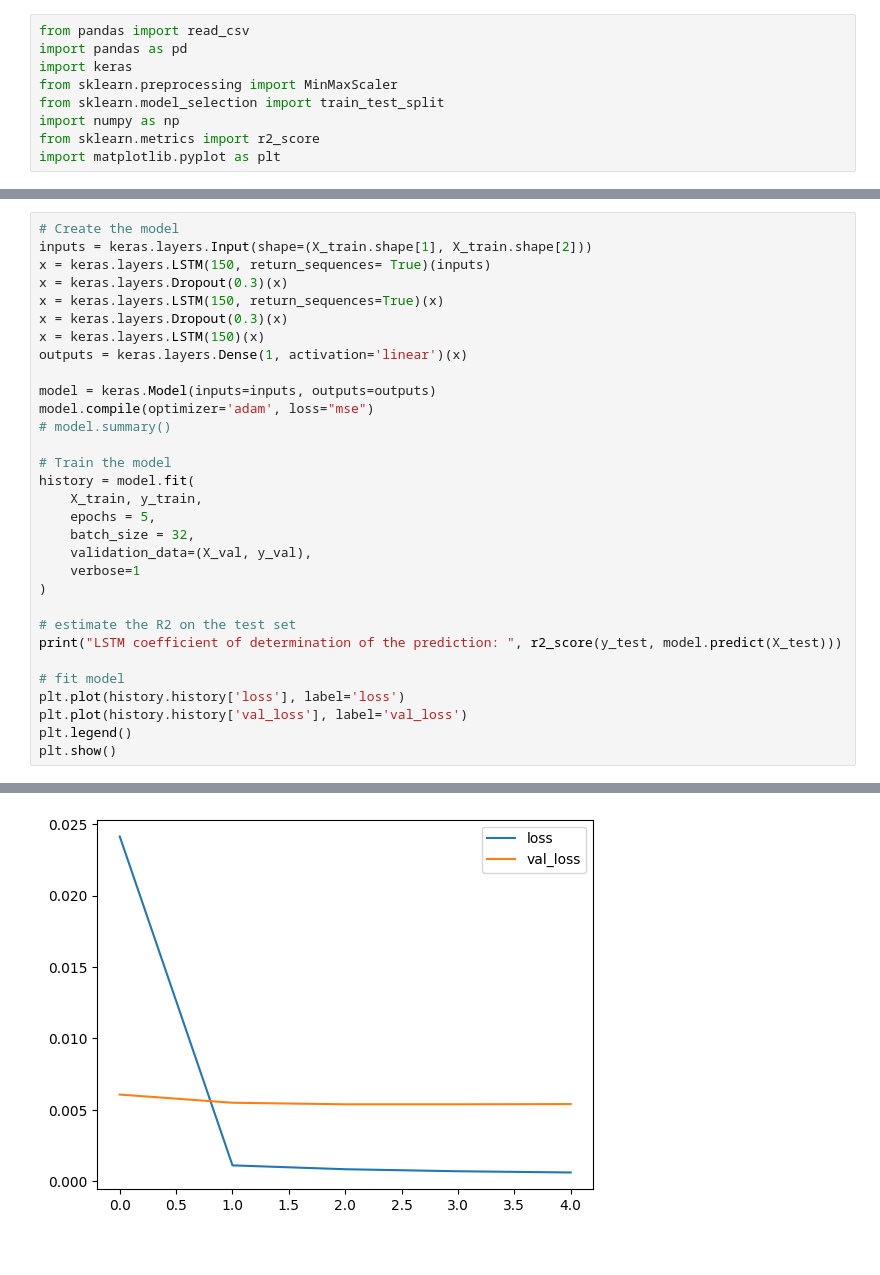
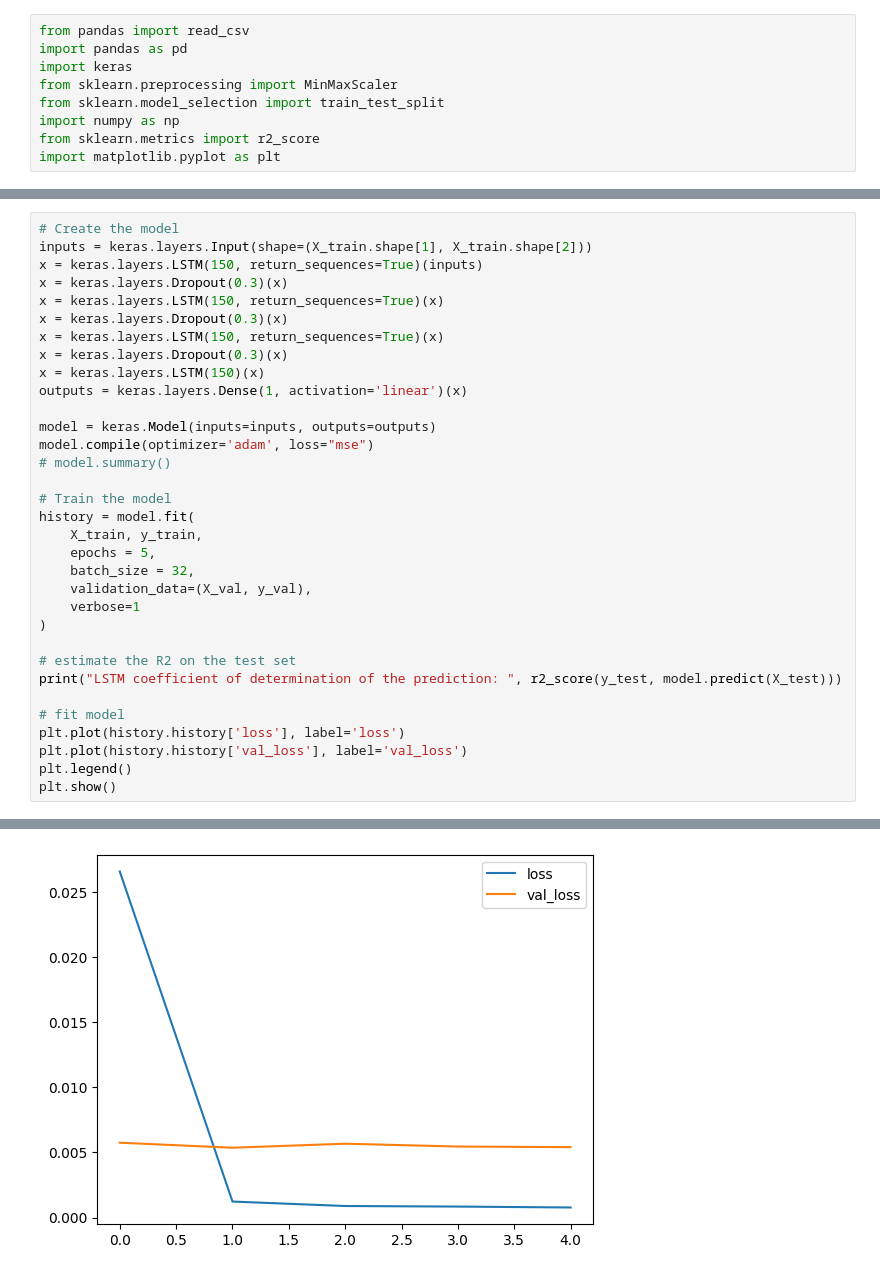
Before and after one commit to EdinZiga/MarketForecastingNN, a Jupyter notebook: Production v3.ipynb, the cells around one changed output, grey strips where cells are left out. Drawn from its saved outputs; the diff is of its cells as text.

```diff
--- a/Production v3.ipynb
+++ b/Production v3.ipynb
@@ -100,7 +137,9 @@ y_test = scaler.fit_transform(y_test).flatten()
 # %%
 # Create the model
 inputs = keras.layers.Input(shape=(X_train.shape[1], X_train.shape[2]))
-x = keras.layers.LSTM(150, return_sequences= True)(inputs)
+x = keras.layers.LSTM(150, return_sequences=True)(inputs)
+x = keras.layers.Dropout(0.3)(x)
+x = keras.layers.LSTM(150, return_sequences=True)(x)
 x = keras.layers.Dropout(0.3)(x)
 x = keras.layers.LSTM(150, return_sequences=True)(x)
 x = keras.layers.Dropout(0.3)(x)
@@ -144,4 +183,4 @@ LSTM coefficient of determination of the prediction:  0.8545360217677989
-[figure, old version]
+[figure, new version]
 # %%
 predictions = model.predict(X_test)
 predictions = predictions.ravel().tolist()
```
Also changed, not shown: parts of 6 cells of this notebook.
